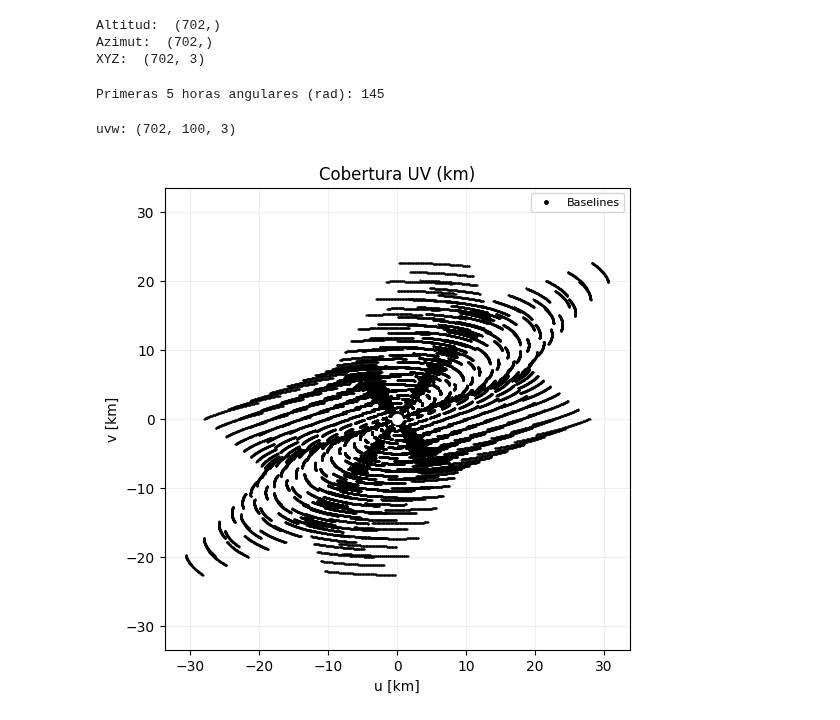
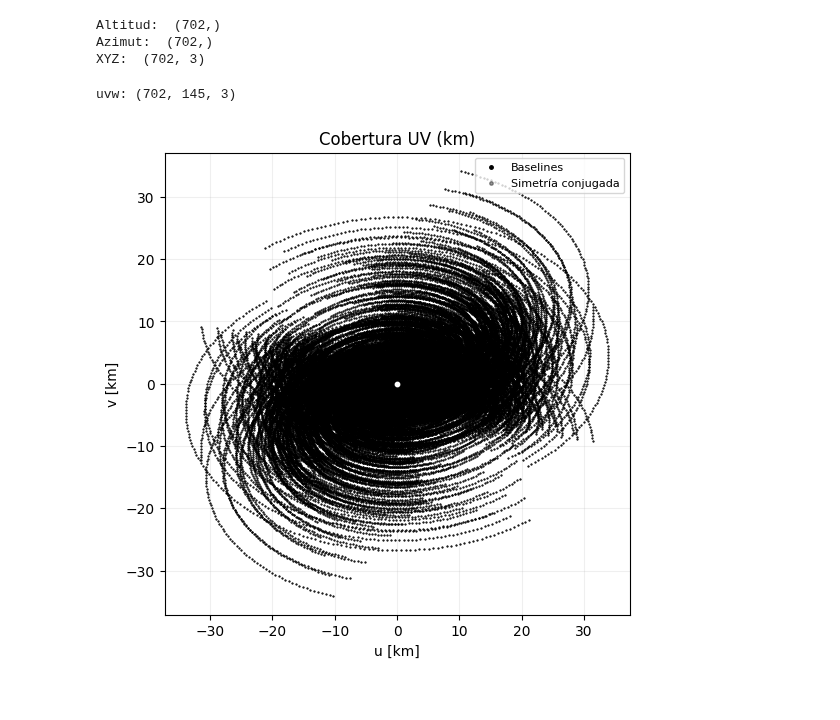
Before and after one commit to Mieres7/RadioInterferometry, a Jupyter notebook: lab1/laboratory1.ipynb, the cells around one changed output. Saved outputs shown, nothing was run; the diff lists cells and outputs as text; code cells hidden in the pictures.

```diff
--- a/lab1/laboratory1.ipynb
+++ b/lab1/laboratory1.ipynb
@@ -511,40 +511,33 @@ print("XYZ: ", r_eq.shape)
 Altitud:  (702,)
 Azimut:  (702,)
 XYZ:  (702, 3)
-# %%
-# Ascensión recta del objeto (por ejemplo 5h 20m 0s)
-ra_h = 5 + 20/60
-ra_rad = np.deg2rad(ra_h * 15)
-
-times_utc, H, lst = hour_angle_from_utc_range(
-    ra_rad=ra_rad,
-    utc_start="2025-10-10 00:00:00",
-    utc_end="2025-10-10 12:00:00",
-    longitude=-70.76,
-    step_minutes=5
-)
-
-print("Primeras 5 horas angulares (rad):", len(H))
-# %% [output]
-Primeras 5 horas angulares (rad): 145
 # %%
 # 4. Transformación XYZ -> uvw
 
 # Delta fijo -> Sirius
-sirius_dec = catalog["Sirius"]['Dec']
+sirius_dec = catalog["M31"]['Dec']
+sirius_ra = catalog["M31"]['RA']
 delta0 = ra_dec_to_radians(sirius_dec, is_ra=False)
+ra0 = ra_dec_to_radians(sirius_ra)
 
 # Rango de horas angulo
-# H = H_range(-13, 6, 100)
+times_utc, H, lst = H_range(
+    ra_rad=ra0,
+    utc_start="2025-10-10 00:00:00",
+    utc_end="2025-10-10 12:00:00",
+    longitude=longitude,
+    step_minutes=5
+)
 
 # Obtención muestreo
 uvw = eq_to_uvw_array(H, delta0, r_eq)
+# uvw_freq = uvw_to_lambda(uvw, )
 
 print("uvw:", uvw.shape)
 # %% [output]
-uvw: (702, 100, 3)
+uvw: (702, 145, 3)
 # %%
 # 5. Gráfico uvw
-plot_uv_coverage(uvw, unit='km', show_center=True, show_symmetry=False, color='black')
+plot_uv_coverage(uvw, unit='km', show_center=True, color='black', center_size=10)
 # %% [output]
-[figure, old version]
+[figure, new version]
```
Also changed, not shown: parts of 5 cells of this notebook, 1 other file.
